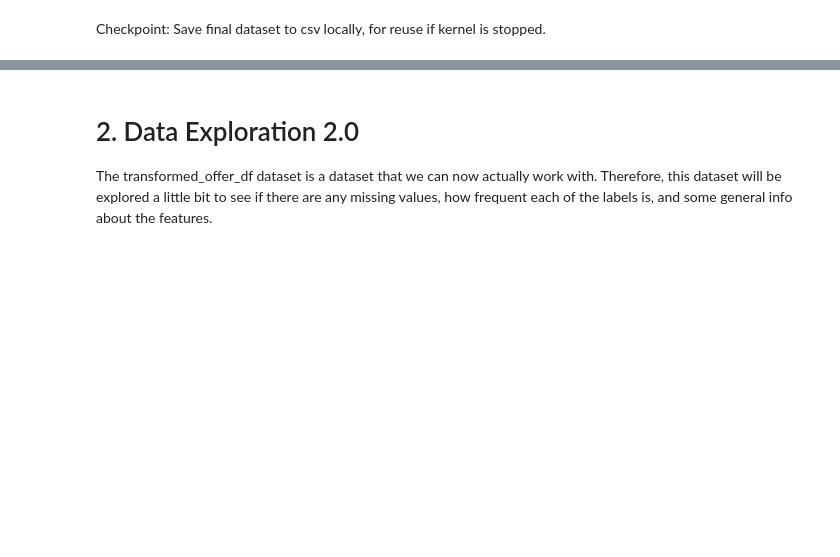
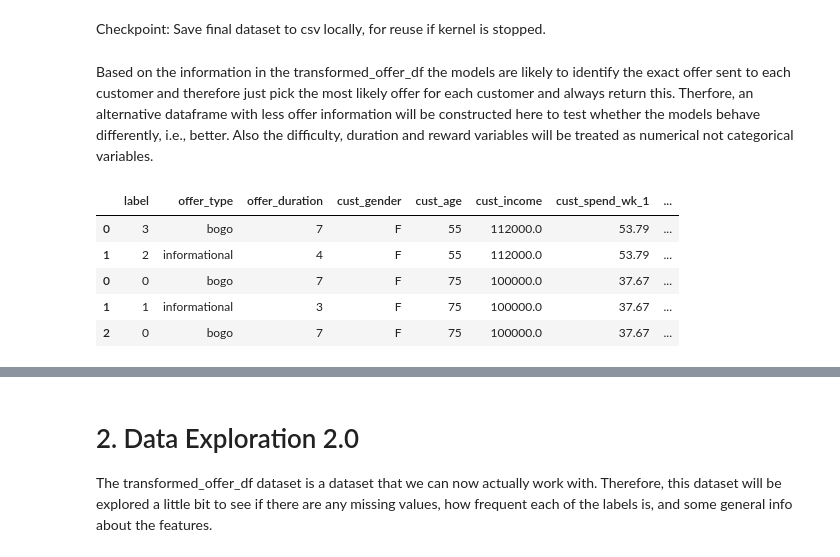
Before and after one commit to LucasAB11/Udacity_Capstone_Starbucks_App, a Jupyter notebook: Starbucks_Capstone_notebook.ipynb, the cells around one changed output, grey strips where cells are left out. Saved outputs shown, nothing was run; the diff lists cells and outputs as text; code cells hidden in the pictures; blank space fills up the shorter version.

```diff
--- a/Starbucks_Capstone_notebook.ipynb
+++ b/Starbucks_Capstone_notebook.ipynb
@@ -687,3 +685,20 @@ transformed_offer_df.to_csv('data/Local Save Files/transformed_offer_df.csv')
 # %%
 #load transformed_offer_df file if necessary
 transformed_offer_df = pd.read_csv('data/Local Save Files/transformed_offer_df.csv', index_col = 0)
+# %% [markdown]
+Based on the information in the transformed_offer_df the models are likely to identify the exact offer sent to each customer and therefore just pick the most likely offer for each customer and always return this. Therfore, an alternative dataframe with less offer information will be constructed here to test whether the models behave differently, i.e., better. Also the difficulty, duration and reward variables will be treated as numerical not categorical variables.
+# %%
+#create alt_offer_df with the id and duplicate columns dropped
+#also drop the columns offer_difficulty and offer_reward and the offer_channels to prevent offers being
+#uniquely identifieable
+alt_offer_df = full_offer_df.drop(['person', 'offer_id', 'viewed', 'completed','offer_reward', 'offer_difficulty',
+                                  'offer_channel_web', 'offer_channel_email', 'offer_channel_mobile',
+                                   'offer_channel_social'], axis=1)
+alt_offer_df.head()
+# %% [output]
+|  | label | offer_type | offer_duration | cust_gender | cust_age | cust_income | cust_spend_wk_1 | ... |
+| 0 | 3 | bogo | 7 | F | 55 | 112000.0 | 53.79 | ... |
+| 1 | 2 | informational | 4 | F | 55 | 112000.0 | 53.79 | ... |
+| 0 | 0 | bogo | 7 | F | 75 | 100000.0 | 37.67 | ... |
+| 1 | 1 | informational | 3 | F | 75 | 100000.0 | 37.67 | ... |
+| 2 | 0 | bogo | 7 | F | 75 | 100000.0 | 37.67 | ... |
```
Also changed, not shown: parts of 35 cells of this notebook, 2 other files.
